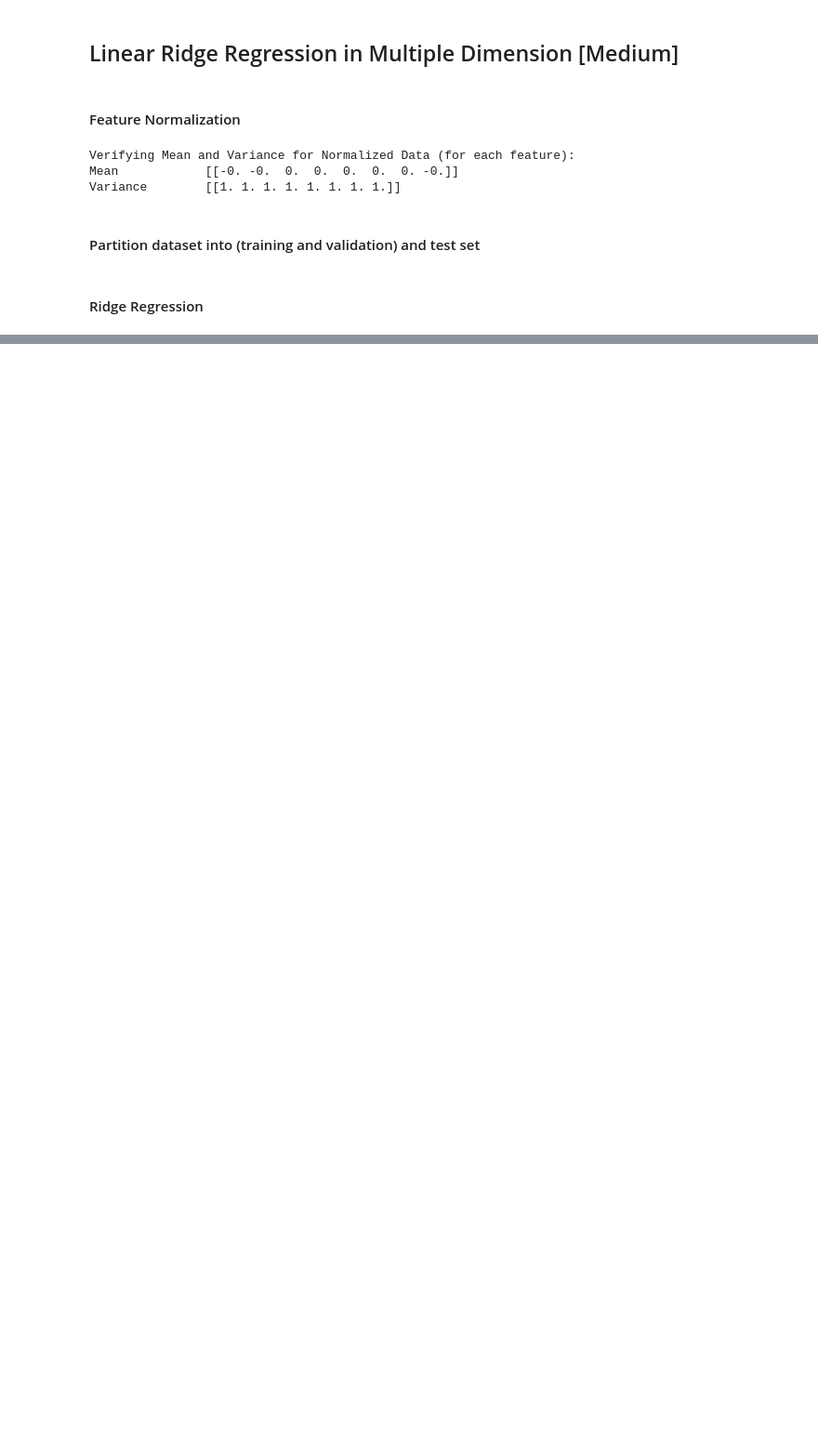
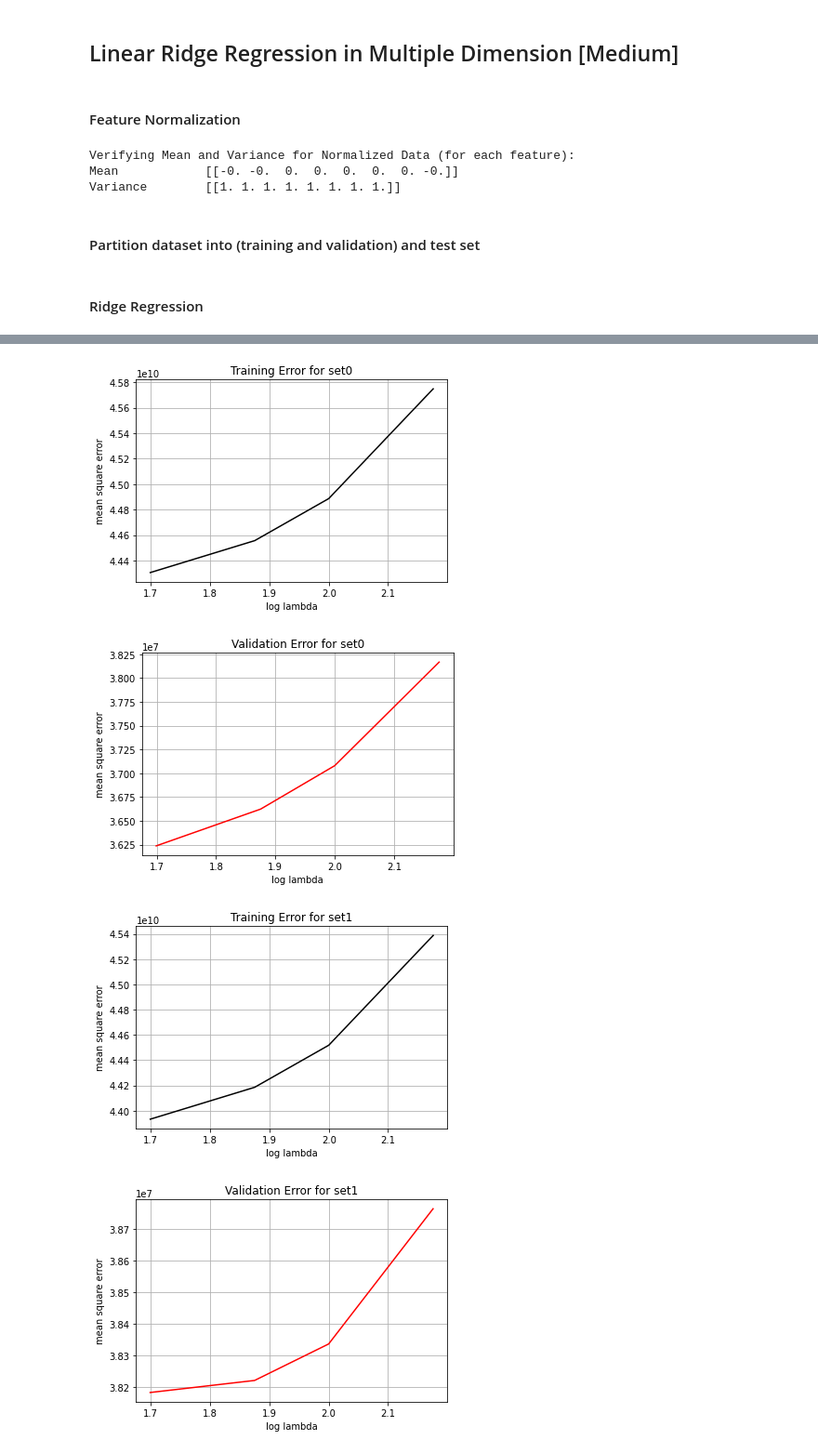
Before and after one commit to sagalpreet/Machine-Learning-CS503, a Jupyter notebook: assignment-1/CS503-A1-Q3-Copy1.ipynb, the cells around one changed output, grey strips where cells are left out. Shown: that part at 93% size. Drawn from its saved outputs; the diff is of its cells as text; code cells hidden in the pictures; blank space fills up the shorter version.

```diff
--- a/assignment-1/CS503-A1-Q3-Copy1.ipynb
+++ b/assignment-1/CS503-A1-Q3-Copy1.ipynb
@@ -228,6 +228,8 @@ Mean            [[-0. -0.  0.  0.  0.  0.  0. -0.]]
 Variance        [[1. 1. 1. 1. 1. 1. 1. 1.]]
 # %% [markdown]
 #### Partition dataset into (training and validation) and test set
+# %%
+dataset.x = np.c_[[1]*len(dataset.x), dataset.x]
 # %%
 test_set, train_validation_set = dataset.split(0.2)
 # %% [markdown]
@@ -396,0 +318,43 @@ def k_cross_validation(dataset, k, lamda):
+# %%
+### plotting results
+def plot(x, y, color, label):
+    fig = plt.figure()
+    ax = fig.add_subplot(111)
+    ax.plot(x, y, color = color)
+    plt.title(label)
+    plt.xlabel('log lambda')
+    plt.ylabel('mean square error')
+    plt.grid(True)
+    plt.show()
+
+log_lambda = [np.log10(i) for i in lambdas]
+
+for i in range(k):
+    training_errors = []
+    validation_errors = []
+    for lamda in lambdas:
+        t_error, v_error = results[lamda]
+        training_errors.append(t_error[i])
+        validation_errors.append(v_error[i])
+
+    plot(log_lambda, training_errors, 'black', f'Training Error for set{i}')
+    plot(log_lambda, validation_errors, 'red', f'Validation Error for set{i}')
+
+print('==========')
+
+test_errors = []
+
+for lamda in lambdas:
+    X, Y = test_set.x, test_set.y
+    w, _ = ridgereg(train_validation_set.x, train_validation_set.y, lamda)
+    y = predridge(X, w)
+    test_error = (np.sum((y-Y)**2))/len(y)
+
+    test_errors.append(test_error)
+
+plot(log_lambda, test_errors, 'red', 'Test Error')
+# %% [output]
+[figure, added]
+[figure, added]
+[figure, added]
+[figure, added]
```
Also changed, not shown: parts of 5 cells of this notebook.
